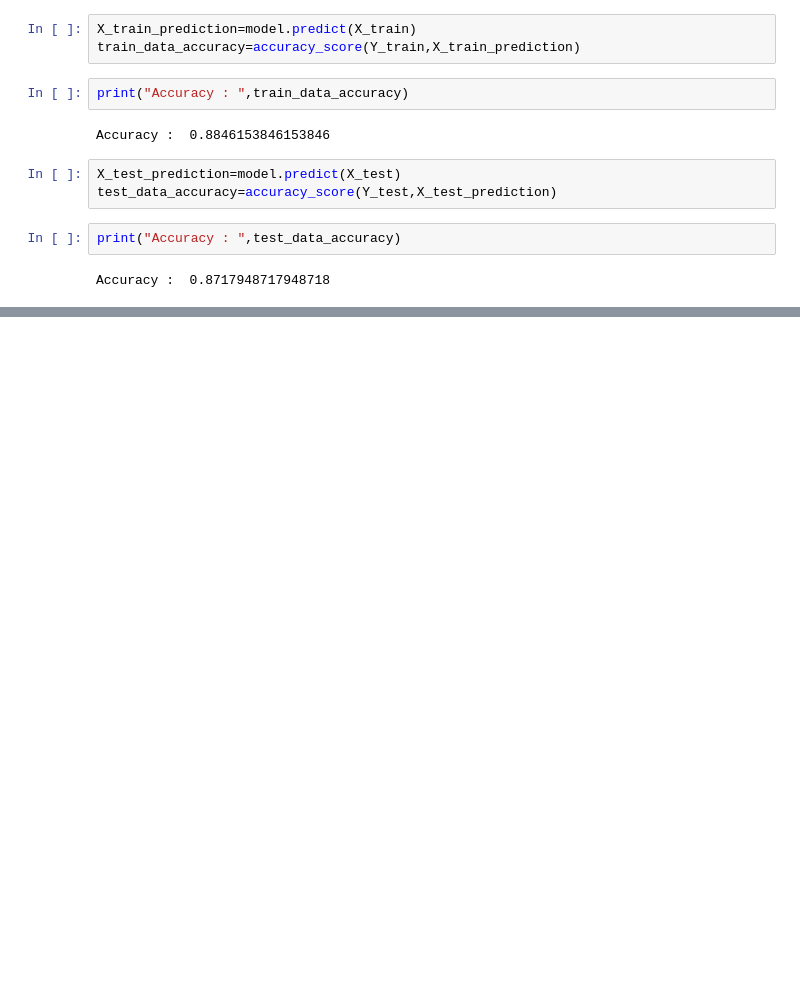
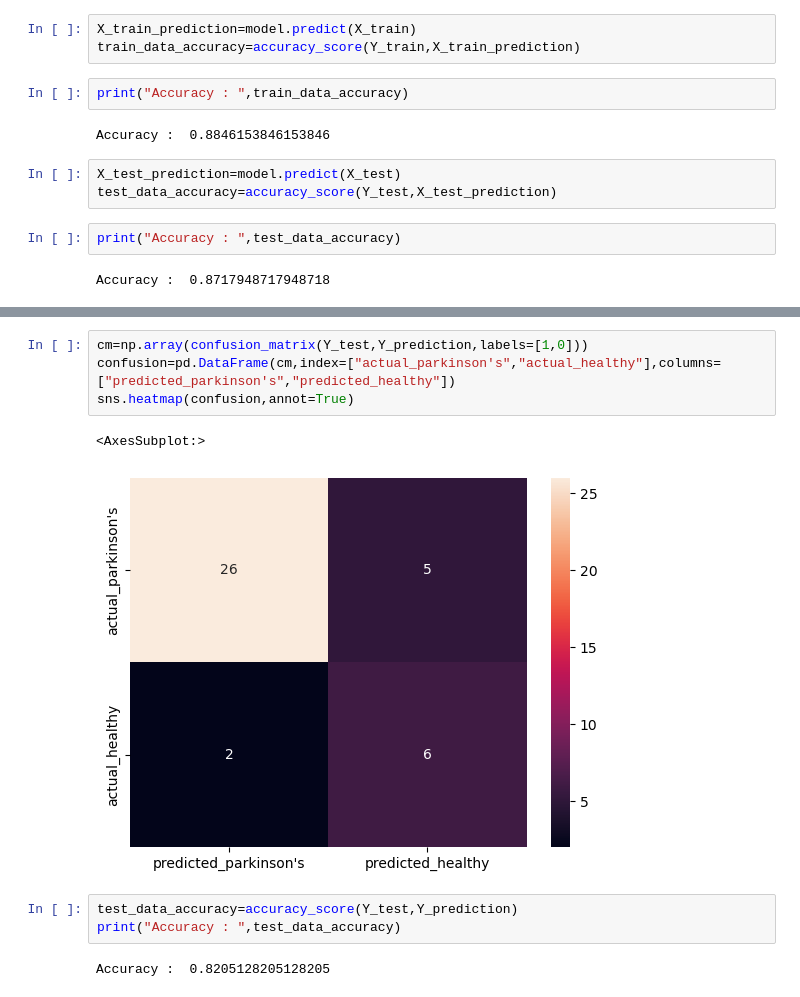
Before and after one commit to SHWETA2JHA/Detecting_parkinson_disease_using_ML, a Jupyter notebook: detect_parkinson.ipynb, the cells around one changed output, grey strips where cells are left out. Drawn from its saved outputs; the diff is of its cells as text; blank space fills up the shorter version.

```diff
--- a/detect_parkinson.ipynb
+++ b/detect_parkinson.ipynb
@@ -232,0 +271,12 @@ Accuracy :  0.8717948717948718
+# %%
+cm=np.array(confusion_matrix(Y_test,Y_prediction,labels=[1,0]))
+confusion=pd.DataFrame(cm,index=["actual_parkinson's","actual_healthy"],columns=["predicted_parkinson's","predicted_healthy"])
+sns.heatmap(confusion,annot=True)
+# %% [output]
+<AxesSubplot:>
+[figure, added]
+# %%
+test_data_accuracy=accuracy_score(Y_test,Y_prediction)
+print("Accuracy : ",test_data_accuracy)
+# %% [output]
+Accuracy :  0.8205128205128205
```
Also changed, not shown: parts of 9 cells of this notebook.
